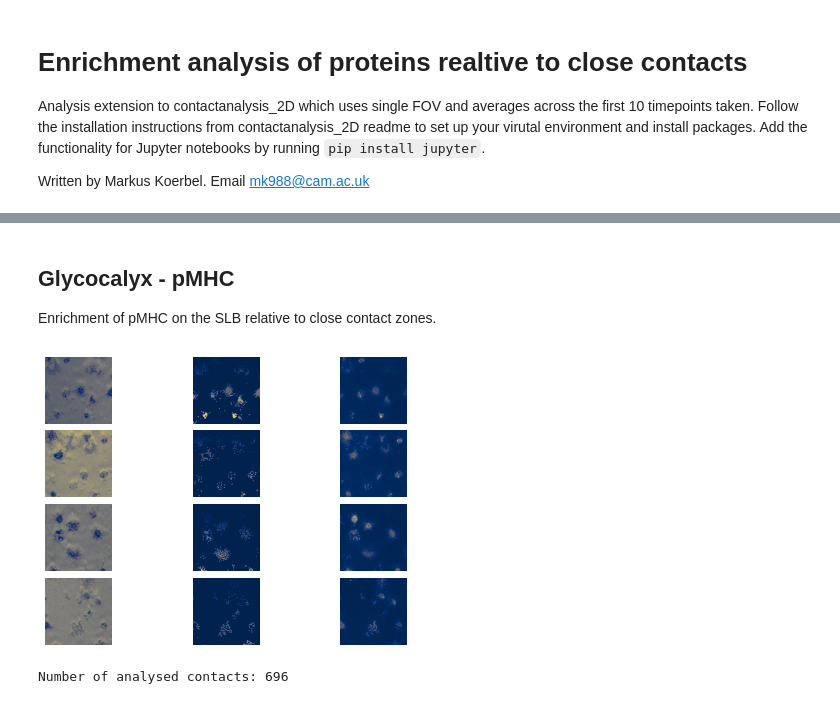
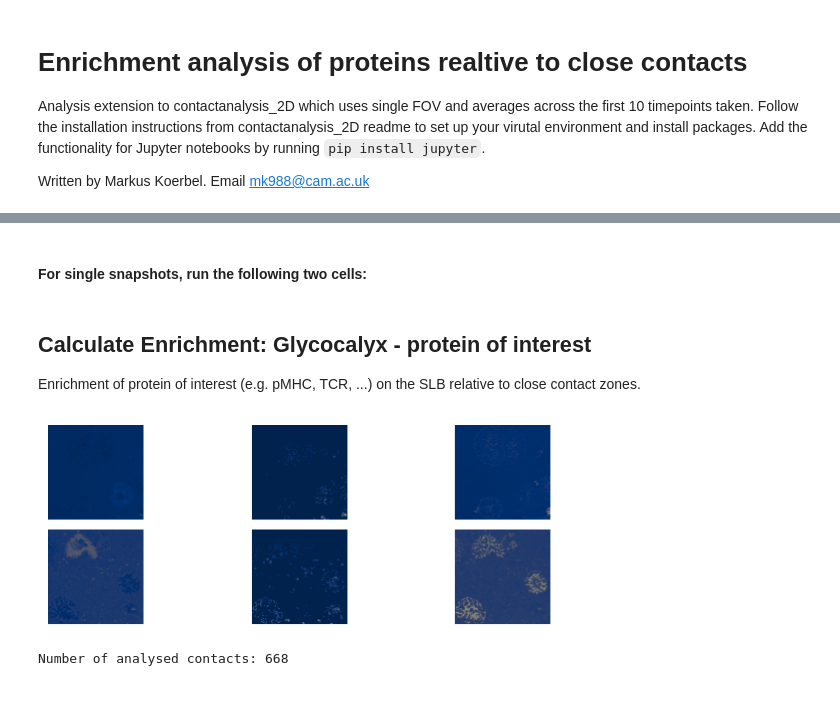
Before and after one commit to mkoerbel/contactanalysis_2D, a Jupyter notebook: enrichment.ipynb, the cells around one changed output, grey strips where cells are left out. Drawn from its saved outputs; the diff is of its cells as text; code cells hidden in the pictures.

```diff
--- a/enrichment.ipynb
+++ b/enrichment.ipynb
@@ -122,0 +128,11 @@ def correlate_contact(folder_tif, folder_ill, ch1, ch2, ch_ill, bias, its_a_cell
+# %% [markdown]
+#### For single snapshots, run the following two cells:
+# %%
+# Input Parameters from user for confocal
+pixel_size = 1/7.589 # um
+bias = 0
+cell_radius = 20    # px
+psf_radius = 1.18   # px
+DoG_radius = 50    # px
+cell_min_area = 1000 # px
+contact_min_area = 6    # px
@@ -123,40 +229,41 @@ def correlate_contact(folder_tif, folder_ill, ch1, ch2, ch_ill, bias, its_a_cell
 # %% [markdown]
-## Glycocalyx - pMHC
+## Calculate Enrichment: Glycocalyx - protein of interest
 
-Enrichment of pMHC on the SLB relative to close contact zones.
+Enrichment of protein of interest (e.g. pMHC, TCR, ...) on the SLB relative to close contact zones.
 # %%
-## Change this input specific to the pMHC channels
 # The paths need to be adopted to where the data have been saved.
-n_fov = 4
-folder = 'D:/PhD/Projects/Code_Development/cellcontacts/contactanalysis_2D_testdata/Glyc-pMHC_Enrichment/'
-condition = ['2021_08_20_SLB4_9V-High_J8-GECI-LFA_Glyc_9V_FOV_{}'.format(i+1) for i in range(n_fov)]
-illumination = '2021_08_20_SLB4_9V-High_J8-GECI-LFA_Glyc_9V_illumination_1'
-channel_order = [3,2,1]         # [ch1, ch2, ch_ill] with the numbering for each channel starting at 0. From FOV file: ch1 shows the protein to calculate enrihcment for, ch2 the glycocalyx on the SLB (close contact indicator). From illumination file: ch_ill shows the glycocalyx channel before cell addition.
-its_a_cell = False # set to True of the protein in ch1 is on the cell, False if on the SLB
+n_fov = 2       # has to be greater 1
+folder = 'P:ATH/TO/FOLDER/'
+condition = ['Enrichment_images_FOV_{}'.format(i+1) for i in range(n_fov)]  # Image files wihtin 'folder'
+illumination = 'Enrichment_imges_illumination'  # Iamage to use for flatfile correction, within 'folder'
+channel_order = [2,1,0]         # [ch1-enrich, ch2-glyc, ch_ill-glyc] with the numbering for each channel starting at 0. From FOV file: ch1 shows the protein to calculate enrichment for, ch2 the glycocalyx on the SLB (close contact indicator). From illumination file: ch_ill shows the glycocalyx channel before cell addition.
+its_a_cell = False              # set to True of the protein in ch1 is on the cell, False if on the SLB
 cell_thresh = 200               # If its_a_cell = True, threshold for defining the cell area.
 contact_thresh_low = 150        # Lower threshold of the hysteresis threshold for segmenting close contacts
 contact_thresh_high = 600       # Higher threshold of the hysteresis threshold for segmenting close contacts
 contact_thresh_gauss = 15500    # Threshold for segmenting large contact zones
 
-Glyc1_pMHC_enrichment = []
-Prot1_pMHC_enrichment = []
-Prot1_pMHC_img = []
+Glyc_enrichment = []
+Prot_enrichment = []
+Prot_intensities = []
+Prot_img = []
 # %%
-# Runtime 1.5 min for 4 FOV
+# Runtime ca. 1.5 min for 4 FOV
 
 fig, ax = plt.subplots(n_fov,4, figsize=(8,1*n_fov))
 fig.subplots_adjust(left=0, right=1, top=1, bottom=0, wspace=0.1, hspace=0.1)
 for fov in range(n_fov):
-    Glyc, Prot, img = correlate_contact(folder+condition[fov], folder+illumination, channel_order[0], channel_order[1], channel_order[2], bias, its_a_cell, DoG_radius, psf_radius, cell_radius, cell_thresh, cell_min_area, contact_thresh_low, contact_thresh_high, contact_thresh_gauss, contact_min_area, ax[fov,:])
-    Glyc1_pMHC_enrichment.extend(Glyc)
-    Prot1_pMHC_enrichment.extend(Prot)
-    #Prot1_CD45_img.append(img)
+    Glyc, Prot, Intens, img = correlate_contact(folder+condition[fov], folder+illumination, channel_order[0], channel_order[1], channel_order[2], bias, its_a_cell, DoG_radius, psf_radius, cell_radius, cell_thresh, cell_min_area, contact_thresh_low, contact_thresh_high, contact_thresh_gauss, contact_min_area, ax[fov,:])
+    Glyc_enrichment.extend(Glyc)
+    Prot_enrichment.extend(Prot)
+    Prot_intensities.extend(Intens)
+    #Prot_img.append(img)
 fig.show()
 # The output shows the glycocalyc channel on the SLB, the segmented close contacts, and the protein of interest (pMHC) channel.
 # %% [output]
-[figure, old version]
+[figure, new version]
 # %%
-Prot_pMHC_enrichment = Prot1_pMHC_enrichment # For multiple sets of FOVs, ducplicate the two cells above, and adjust the Glyc1/Prot1 variable names to be added here as Prot2_pMHC_enrihcment, Prot3_... etc.
-print('Number of analysed contacts: {}'.format(len(Prot_pMHC_enrichment)))
+#Prot_pMHC_enrichment = Prot1_pMHC_enrichment # For multiple sets of FOVs, ducplicate the two cells above, and adjust the Glyc1/Prot1 variable names to be added here as Prot2_pMHC_enrichment, Prot3_... etc.
+print('Number of analysed contacts: {}'.format(len(Prot_enrichment)))
 # %% [output]
-Number of analysed contacts: 696
+Number of analysed contacts: 668
```
Also changed, not shown: parts of 8 cells of this notebook, 3 other files.
